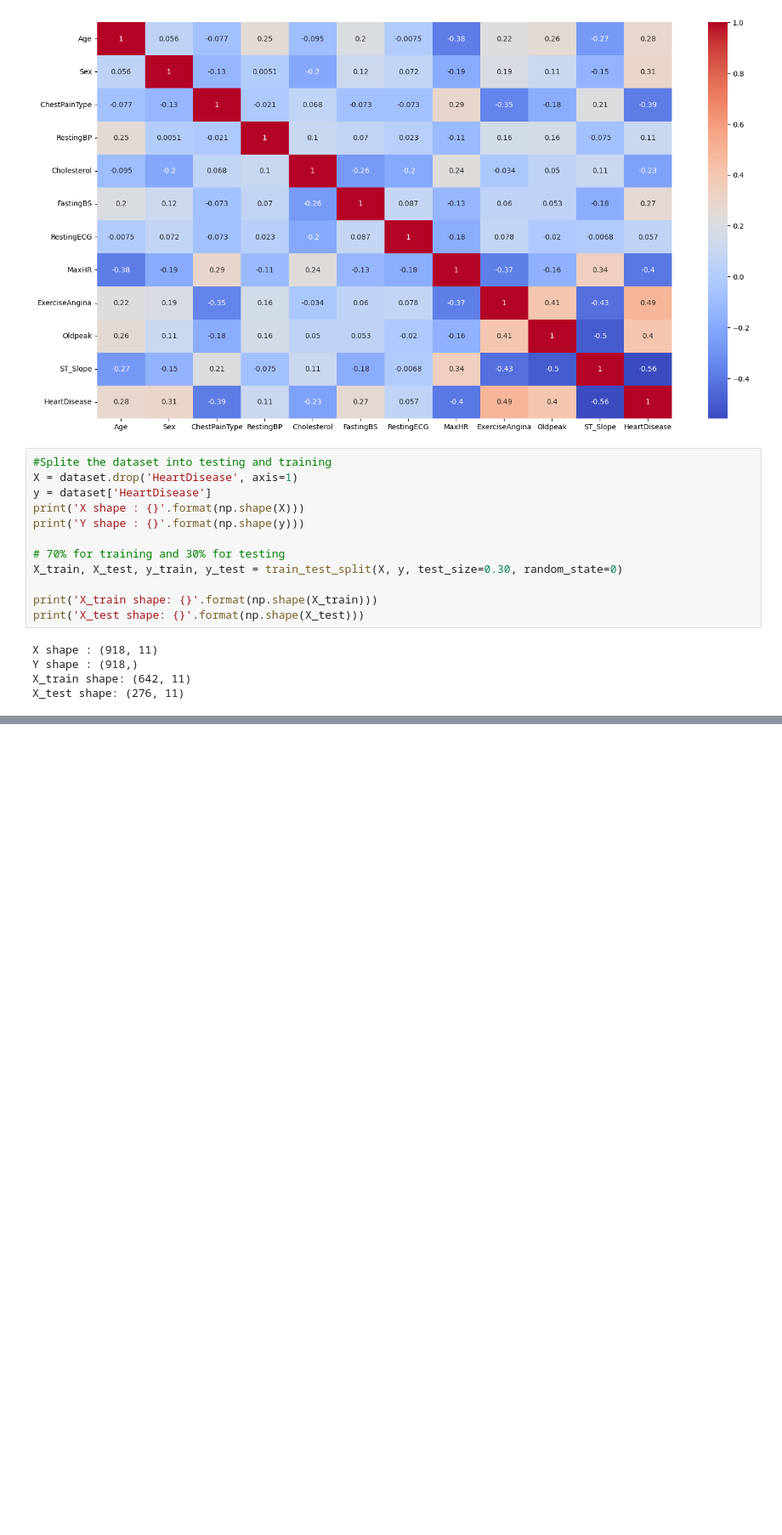
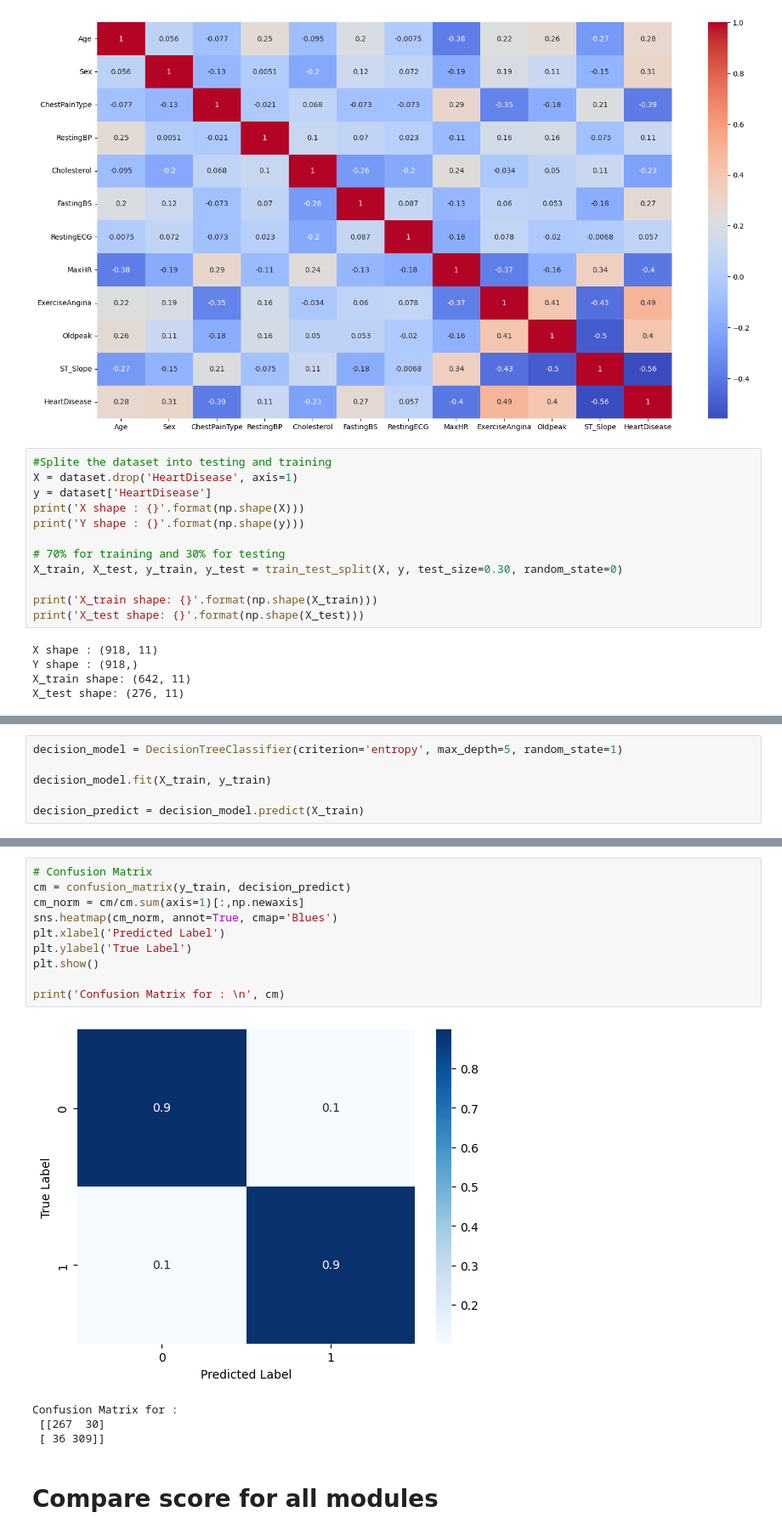
Before and after one commit to Rexsan12/ML-Assignment, a Jupyter notebook: heart.ipynb, the cells around one changed output, grey strips where cells are left out. Shown at 85% size. Saved outputs shown, nothing was run; the diff lists cells and outputs as text; blank space fills up the shorter version.

Commit message:
Decision Tree Codes

```diff
--- a/heart.ipynb
+++ b/heart.ipynb
@@ -259,0 +272,6 @@ X_test shape: (276, 11)
+# %%
+decision_model = DecisionTreeClassifier(criterion='entropy', max_depth=5, random_state=1)
+
+decision_model.fit(X_train, y_train)
+
+decision_predict = decision_model.predict(X_train)
@@ -259,0 +286,17 @@ X_test shape: (276, 11)
+# %%
+# Confusion Matrix
+cm = confusion_matrix(y_train, decision_predict)
+cm_norm = cm/cm.sum(axis=1)[:,np.newaxis]
+sns.heatmap(cm_norm, annot=True, cmap='Blues')
+plt.xlabel('Predicted Label')
+plt.ylabel('True Label')
+plt.show()
+
+print('Confusion Matrix for : \n', cm)
+# %% [output]
+[figure, added]
+Confusion Matrix for :
+ [[267  30]
+ [ 36 309]]
+# %% [markdown]
+# Compare score for all modules
```
Also changed, not shown: parts of 11 cells of this notebook.
